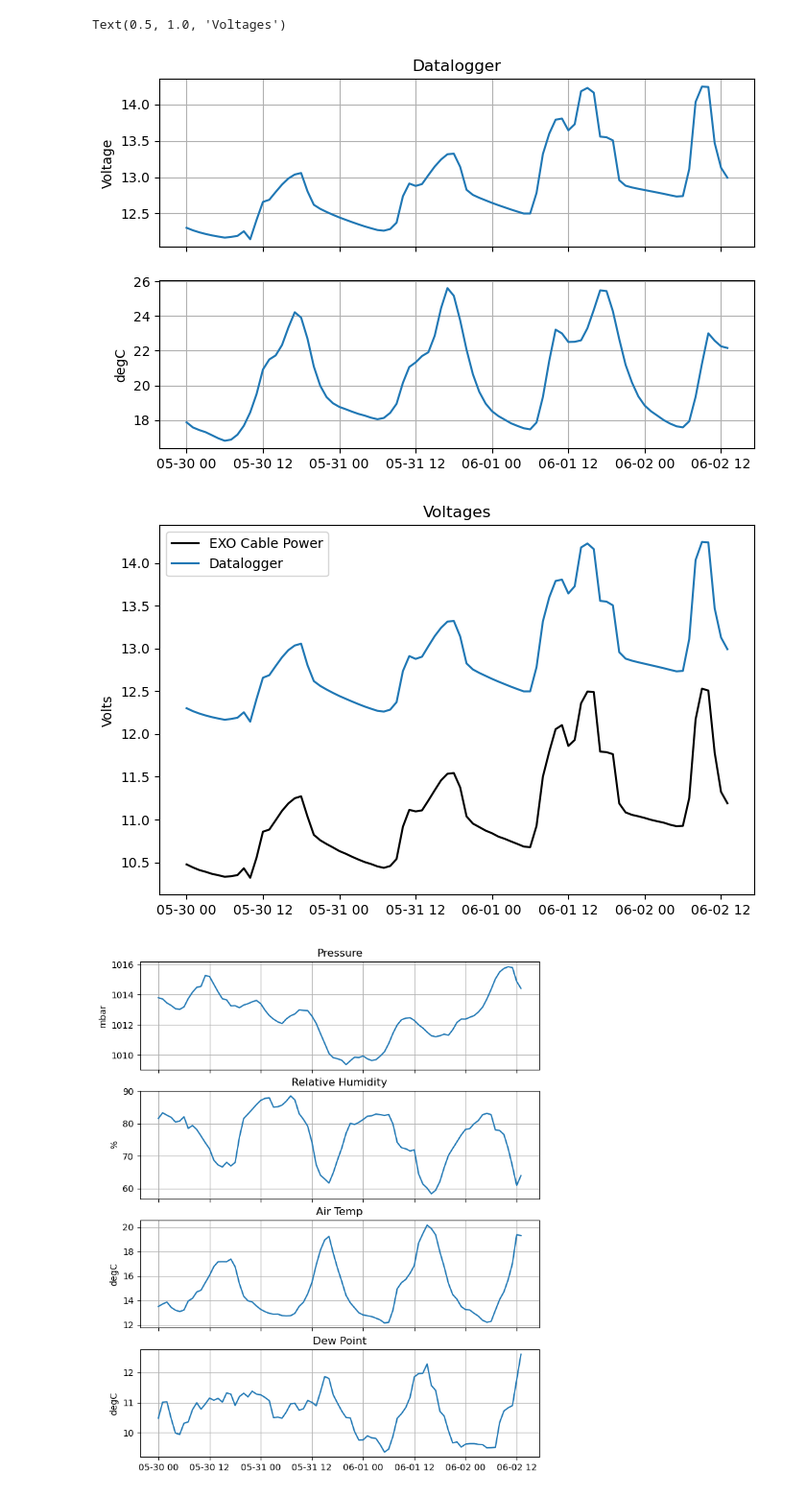
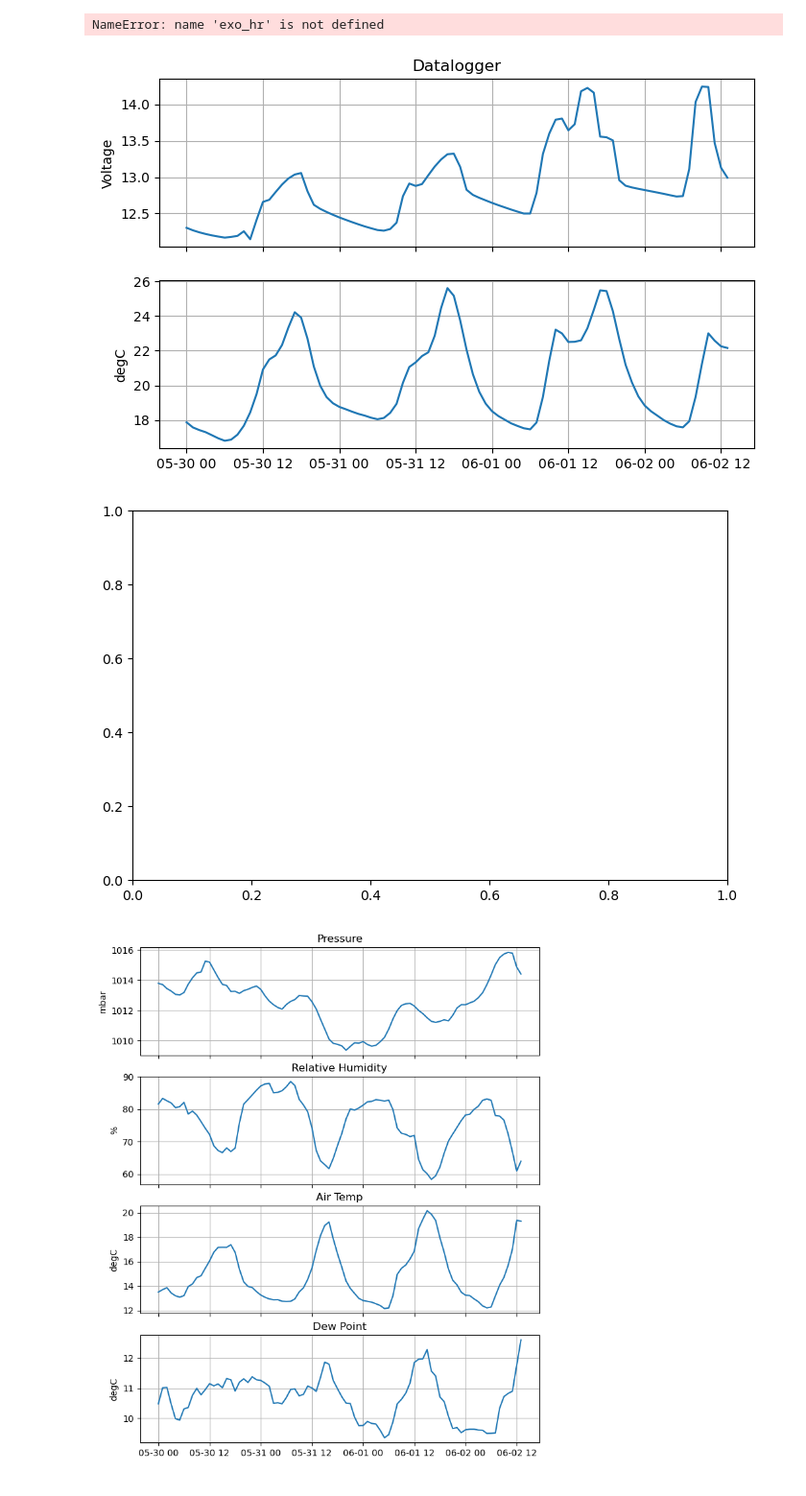
Before and after one commit to sscopazzi/Cal_Poly_Maritime_Academy_Research_Buoy, a Jupyter notebook: python_code/deployment_test.ipynb, the cells around one changed output. Shown at 96% size. Cells and saved outputs as stored; diff of their text form; code cells hidden in the pictures.

```diff
--- a/python_code/deployment_test.ipynb
+++ b/python_code/deployment_test.ipynb
@@ -1,7 +1,9 @@
 # %%
 import matplotlib.pyplot as plt
+import cartopy.crs as ccrs
+import cool_maps.plot as cplt
+import cartopy.feature as cfeature
 import pandas as pd
-import xarray as xr
 import numpy as np
 import glob
 import re
@@ -33,10 +35,10 @@ def human_sort(l):
 ###############################################################################
 
 # CSUM BUOY DATA
-datlog = sorted(glob.glob('../python_code/data/B*.dat'),key=alphanum_key)
-exo = sorted(glob.glob('../python_code/data/E*.dat'),key=alphanum_key)
-ms3 = sorted(glob.glob('../python_code/data/M*.dat'),key=alphanum_key)
-ws = sorted(glob.glob('../python_code/data/W*.dat'),key=alphanum_key)
-paraq1 = sorted(glob.glob('../python_code/data/PAR_aqua1*.dat'),key=alphanum_key)
-paraq2 = sorted(glob.glob('../python_code/data/PAR_aqua2*.dat'),key=alphanum_key)
-paratmo = sorted(glob.glob('../python_code/data/PAR_atmo*.dat'),key=alphanum_key)
+datlog_raw  = sorted(glob.glob('../python_code/data/B*.dat'),key=alphanum_key)
+exo_raw     = sorted(glob.glob('../python_code/data/E*.dat'),key=alphanum_key)
+ms3_raw     = sorted(glob.glob('../python_code/data/M*.dat'),key=alphanum_key)
+ws_raw      = sorted(glob.glob('../python_code/data/W*.dat'),key=alphanum_key)
+paraq1_raw  = sorted(glob.glob('../python_code/data/PAR_aqua1*.dat'),key=alphanum_key)
+paraq2_raw  = sorted(glob.glob('../python_code/data/PAR_aqua2*.dat'),key=alphanum_key)
+paratmo_raw = sorted(glob.glob('../python_code/data/PAR_atmo*.dat'),key=alphanum_key)
@@ -58,51 +45,51 @@ paratmo = sorted(glob.glob('../python_code/data/PAR_atmo*.dat'),key=alphanum_key
 # %%
 ## DATALOGGER
-df_list = [] # init empty dataframe
+datlog_list = [] # init empty dataframe
 
-for x in datlog:
+for x in datlog_raw:
     loop = pd.read_csv(x,
                        sep=',',
                        names=['time','record','BattV','PTemp'],
                        header=3,
                        parse_dates=[0])
-    df_list.append(loop)
+    datlog_list.append(loop)
 
-dl = pd.concat(df_list,ignore_index=True)   # dl for datalogger sensor values
+dl = pd.concat(datlog_list,ignore_index=True)   # dl for datalogger sensor values
 dl = dl.set_index('time')                   # set the time column to be the index
 dl = dl.loc['2023-05-30':'2023-06-03']      # slicing dates I want
 dl_hr = dl.resample('1H').mean()
 
 fig,ax=plt.subplots(ncols=1,nrows=2,figsize=(8,5),sharex=True)
 ax[0].set_title('Datalogger')
 
 ax[0].plot(dl_hr.index,dl_hr.BattV)
 ax[0].set_ylabel('Voltage')
 ax[0].grid()
 
 ax[1].plot(dl_hr.index,dl_hr.PTemp)
 ax[1].set_ylabel('degC')
 ax[1].grid();
 
 #####################
 fig,ax=plt.subplots(figsize=(8,5))
-ax.plot(dlexo_hr.index,dlexo_hr.CablePower,label='EXO Cable Power',color='black')
+ax.plot(exo_hr.index,exo_hr.CablePower,label='EXO Cable Power',color='black')
 ax.plot(dl_hr.index,dl_hr.BattV,label='Datalogger')
 ax.legend()
 ax.set_ylabel('Volts')
 ax.set_title('Voltages')
 
 
 # fig,ax=plt.subplots(figsize=(8,5))
 # ax.plot(dl.index,dl.BattV,label='Battery Voltage')
 # ax.set_ylabel('Voltage')
 # ax2=ax.twinx()
 # ax2.plot(dl.index,dl.PTemp,label='Panel Temp',color='red')
 # ax2.set_ylabel('degC')
 # ax.legend()
 # ax2.legend()
 # %% [output]
-Text(0.5, 1.0, 'Voltages')
+NameError: name 'exo_hr' is not defined
 [figure]
-[figure, old version]
+[figure, new version]
 # %%
 ## MET STATION
```
Also changed, not shown: parts of 9 cells of this notebook, 1 other file.
